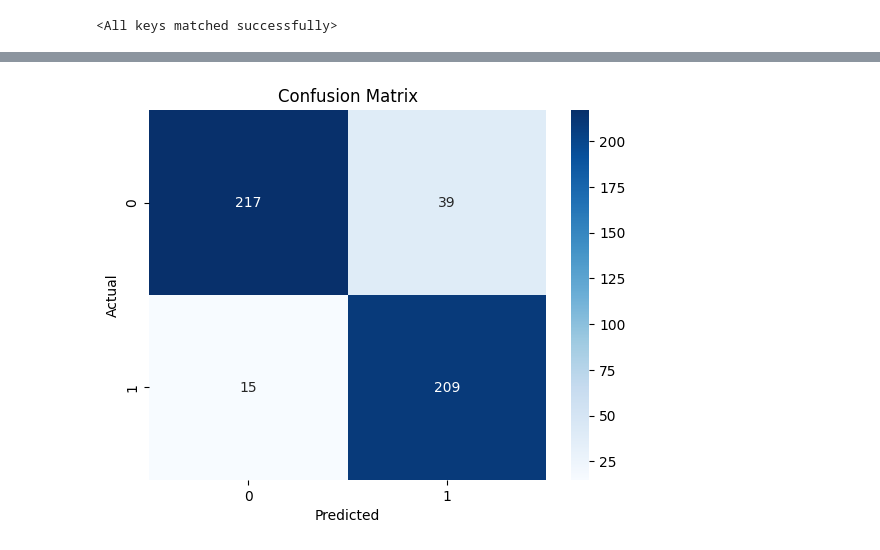
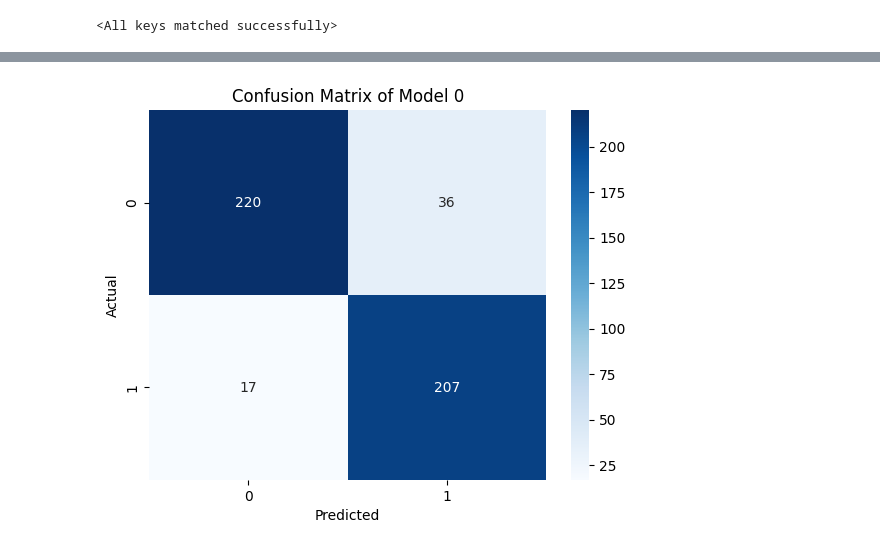
Before and after one commit to Rvp0310/DeepFake_Video_Detection, a Jupyter notebook: Notebook_03.ipynb, the cells around one changed output, grey strips where cells are left out. Saved outputs shown, nothing was run; the diff lists cells and outputs as text; code cells hidden in the pictures.

Commit message:
Implemented 3 model architecture

```diff
--- a/Notebook_03.ipynb
+++ b/Notebook_03.ipynb
@@ -29,8 +32,13 @@ tensor(1.)
 # %%
 test_loader   = DataLoader(test_dataset, batch_size=8, shuffle=False)
 
-model = Model0()
-model.load_state_dict(torch.load("best_model.pth"))
+model0 = Model0()
+model1 = Model1()
+model2 = Model2()
+
+model0.load_state_dict(torch.load("best_model.pth"))
+model1.load_state_dict(torch.load("curr_model.pth"))
+model2.load_state_dict(torch.load("new_model.pth"))
 # %% [output]
 <All keys matched successfully>
 # %%
@@ -77,10 +128,10 @@ F1: 0.885593220338983
 # %%
-cm = confusion_matrix(labels, preds)
+cm = confusion_matrix(labels0, preds0)
 
 sns.heatmap(cm, annot=True, fmt="d", cmap="Blues")
 plt.xlabel("Predicted")
 plt.ylabel("Actual")
-plt.title("Confusion Matrix")
+plt.title("Confusion Matrix of Model 0")
 plt.show()
 # %% [output]
-[figure, old version]
+[figure, new version]
```
Also changed, not shown: parts of 5 cells of this notebook, 6 other files.
